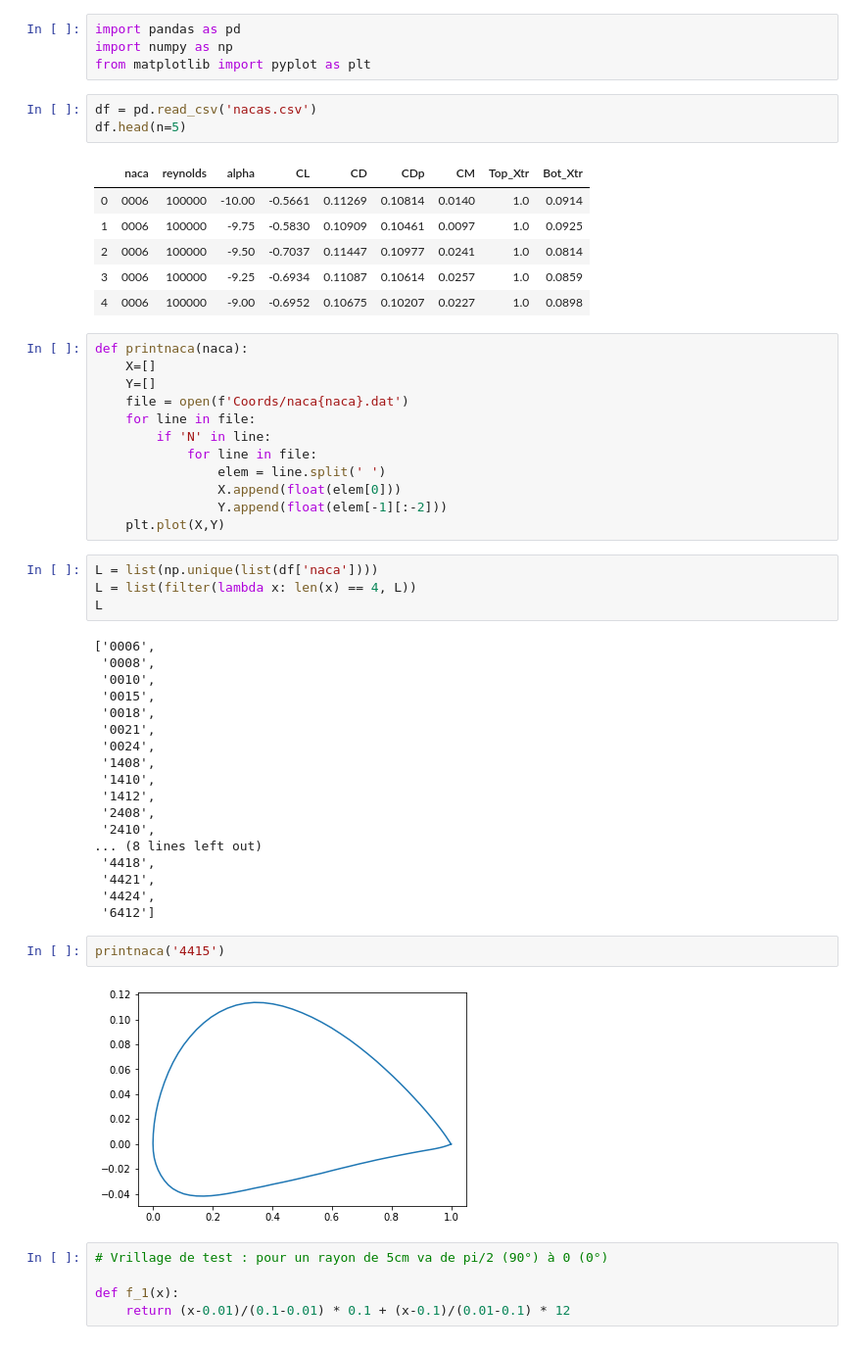
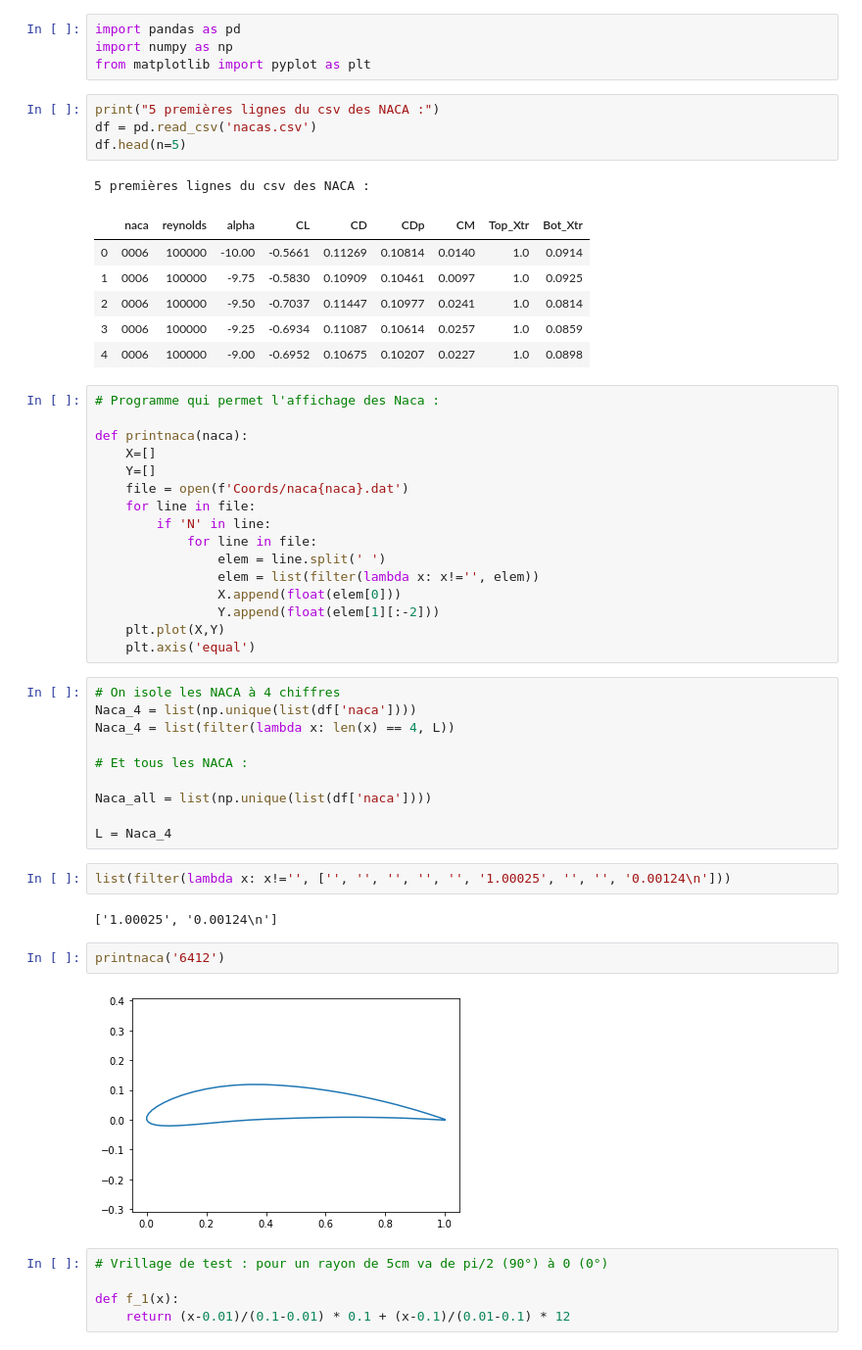
Before and after one commit to eliesls/Mecaero_Groupe3, a Jupyter notebook: Etude_stat.ipynb, the cells around one changed output. Shown: that part at 98% size. Drawn from its saved outputs; the diff is of its cells as text.

```diff
--- a/Etude_stat.ipynb
+++ b/Etude_stat.ipynb
@@ -3,9 +3,11 @@ import pandas as pd
 import numpy as np
 from matplotlib import pyplot as plt
 # %%
+print("5 premières lignes du csv des NACA :")
 df = pd.read_csv('nacas.csv')
 df.head(n=5)
 # %% [output]
+5 premières lignes du csv des NACA :
 |  | naca | reynolds | alpha | CL | CD | CDp | CM | Top_Xtr | Bot_Xtr |
 | 0 | 0006 | 100000 | -10.00 | -0.5661 | 0.11269 | 0.10814 | 0.0140 | 1.0 | 0.0914 |
 | 1 | 0006 | 100000 | -9.75 | -0.5830 | 0.10909 | 0.10461 | 0.0097 | 1.0 | 0.0925 |
@@ -13,6 +15,8 @@ df.head(n=5)
 | 3 | 0006 | 100000 | -9.25 | -0.6934 | 0.11087 | 0.10614 | 0.0257 | 1.0 | 0.0859 |
 | 4 | 0006 | 100000 | -9.00 | -0.6952 | 0.10675 | 0.10207 | 0.0227 | 1.0 | 0.0898 |
 # %%
+# Programme qui permet l'affichage des Naca :
+
 def printnaca(naca):
     X=[]
     Y=[]
@@ -21,35 +25,29 @@ def printnaca(naca):
         if 'N' in line:
             for line in file:
                 elem = line.split(' ')
+                elem = list(filter(lambda x: x!='', elem))
                 X.append(float(elem[0]))
-                Y.append(float(elem[-1][:-2]))
+                Y.append(float(elem[1][:-2]))
     plt.plot(X,Y)
+    plt.axis('equal')
 # %%
-L = list(np.unique(list(df['naca'])))
-L = list(filter(lambda x: len(x) == 4, L))
-L
+# On isole les NACA à 4 chiffres
+Naca_4 = list(np.unique(list(df['naca'])))
+Naca_4 = list(filter(lambda x: len(x) == 4, L))
+
+# Et tous les NACA :
+
+Naca_all = list(np.unique(list(df['naca'])))
+
+L = Naca_4
-# %% [output]
-['0006',
- '0008',
- '0010',
- '0015',
- '0018',
- '0021',
- '0024',
- '1408',
- '1410',
- '1412',
- '2408',
- '2410',
-... (8 lines left out)
- '4418',
- '4421',
- '4424',
- '6412']
+# %%
+list(filter(lambda x: x!='', ['', '', '', '', '', '1.00025', '', '', '0.00124\n']))
+# %% [output]
+['1.00025', '0.00124\n']
 # %%
-printnaca('4415')
+printnaca('6412')
 # %% [output]
-[figure, old version]
+[figure, new version]
 # %%
 # Vrillage de test : pour un rayon de 5cm va de pi/2 (90°) à 0 (0°)
 
```
Also changed, not shown: parts of 15 cells of this notebook, 6 other files.
